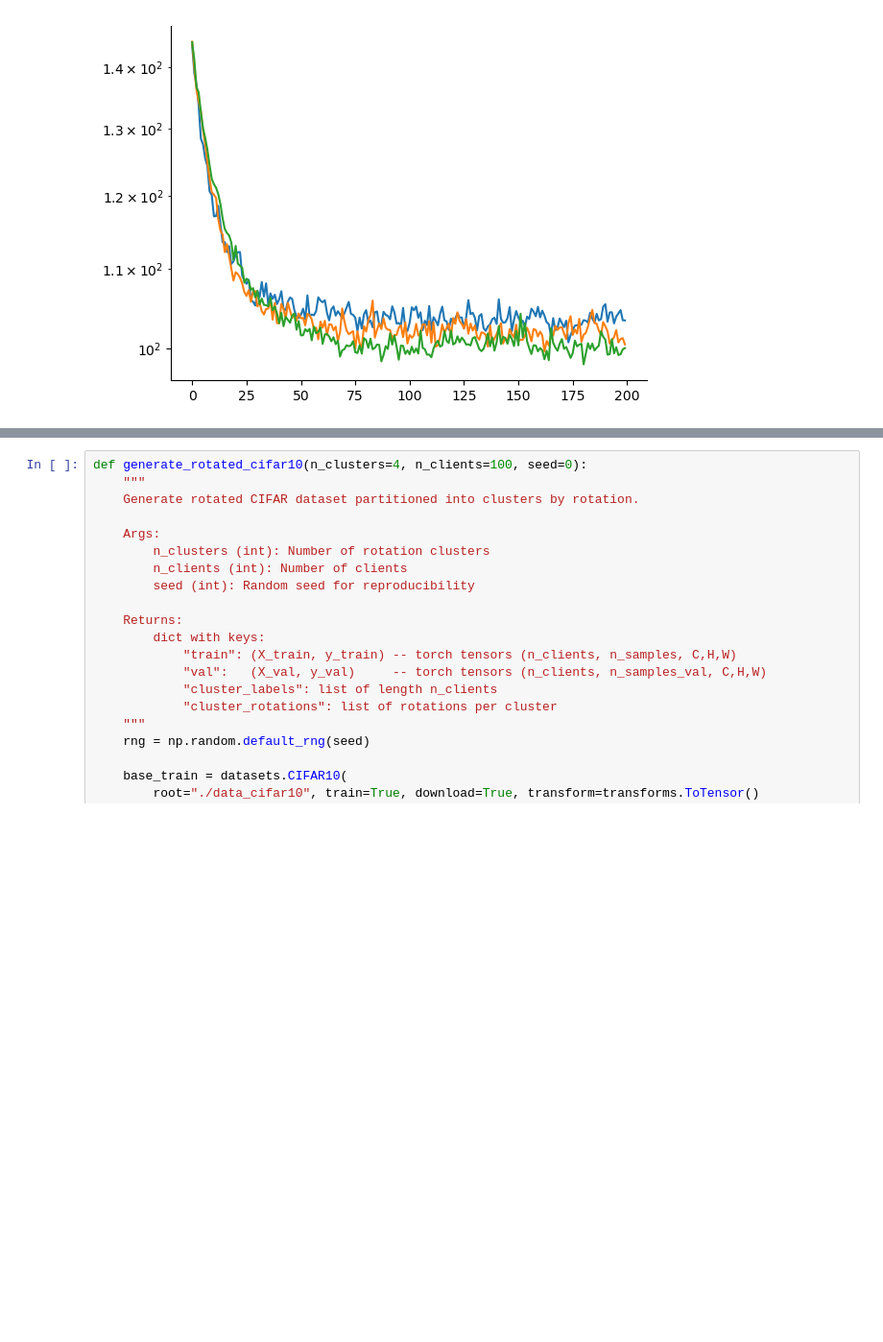
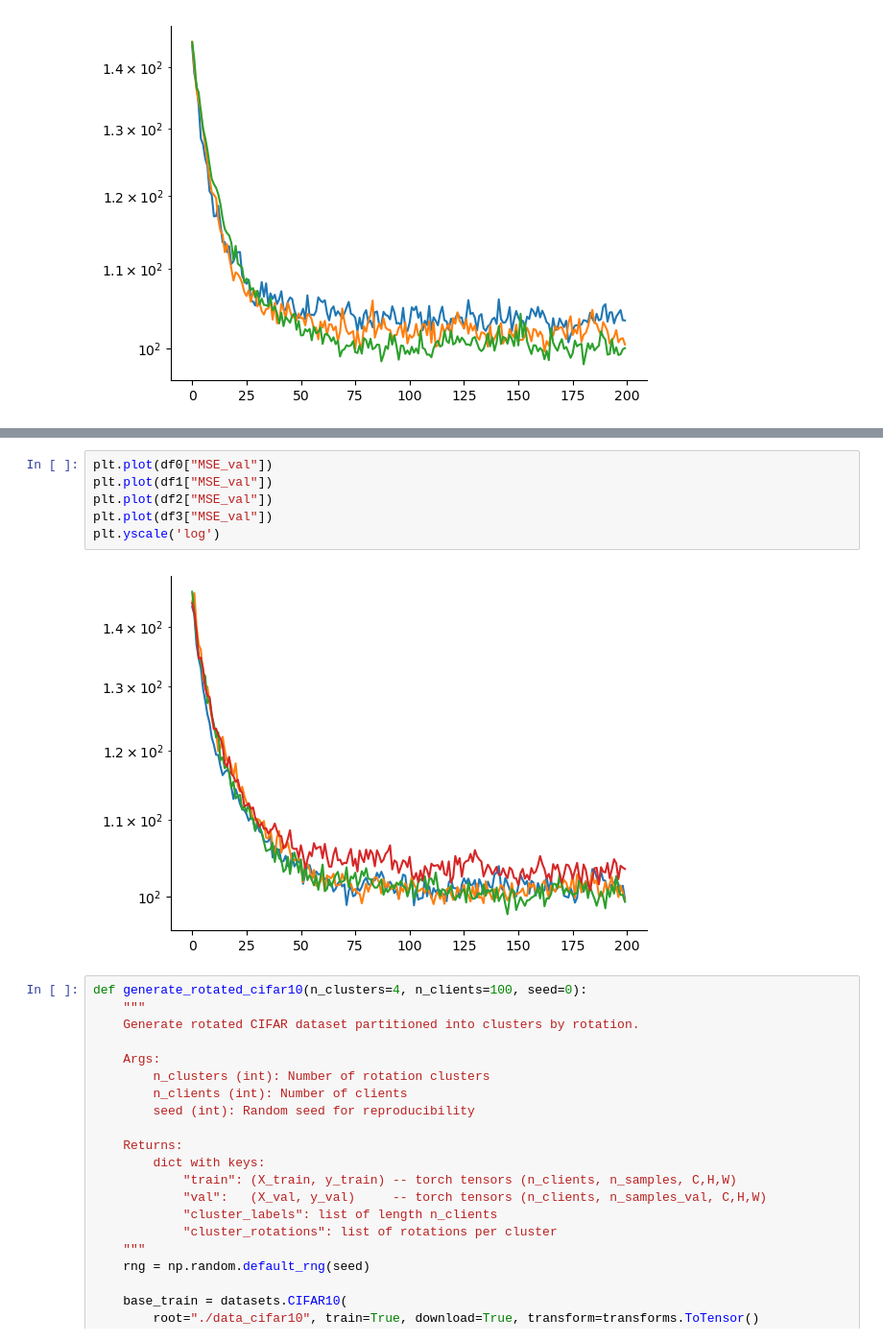
Before and after one commit to shamPJ/PersFL, a Jupyter notebook: notebooks/persFL-Copy2.ipynb, the cells around one changed output, grey strips where cells are left out. Shown at 96% size. Saved outputs shown, nothing was run; the diff lists cells and outputs as text; blank space fills up the shorter version.

```diff
--- a/notebooks/persFL-Copy2.ipynb
+++ b/notebooks/persFL-Copy2.ipynb
@@ -1083,3 +1096,11 @@ plt.yscale('log')
+# %%
+plt.plot(df0["MSE_val"])
+plt.plot(df1["MSE_val"])
+plt.plot(df2["MSE_val"])
+plt.plot(df3["MSE_val"])
+plt.yscale('log')
+# %% [output]
+[figure, added]
 # %%
 def generate_rotated_cifar10(n_clusters=4, n_clients=100, seed=0):
     """
```
Also changed, not shown: parts of 2 cells of this notebook, 1 other file.
